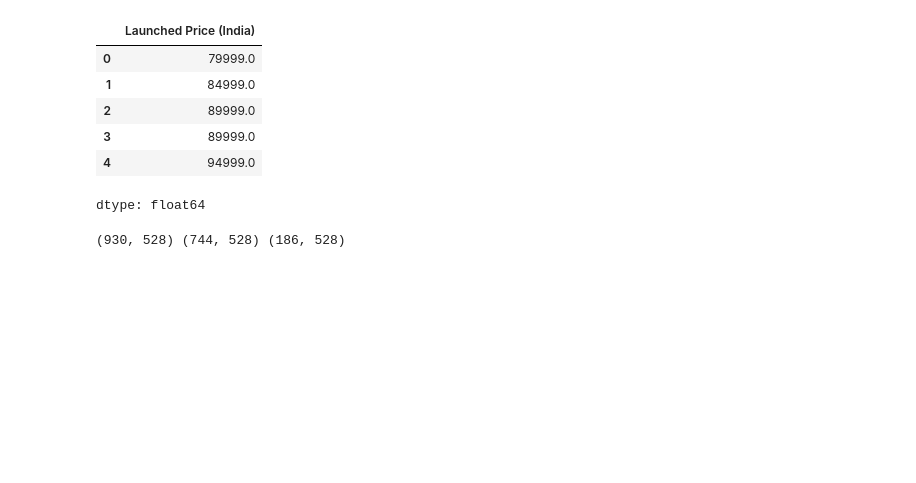
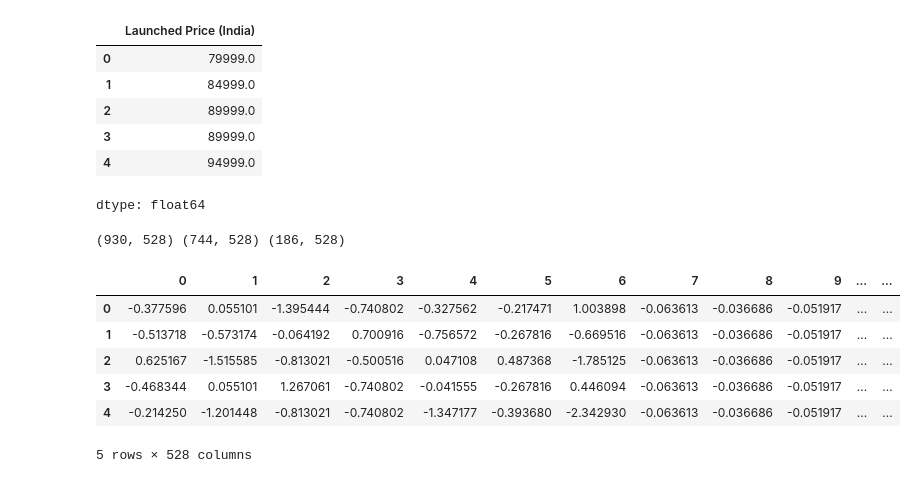
Before and after one commit to GENTLEW1ND/Python, a Jupyter notebook: Smartphone_price_prediction.ipynb, the cells around one changed output. Cells and saved outputs as stored; diff of their text form; code cells hidden in the pictures; blank space fills up the shorter version.

```diff
--- a/Smartphone_price_prediction.ipynb
+++ b/Smartphone_price_prediction.ipynb
@@ -438,0 +441,17 @@ print(features.shape,X_train.shape,X_test.shape)
+# %%
+scaler = StandardScaler()
+X_train = scaler.fit_transform(X_train)
+
+X_test = scaler.transform(X_test)
+# %%
+X_train = pd.DataFrame(X_train)
+# %%
+X_train.head()
+# %% [output]
+|  | 0 | 1 | 2 | 3 | 4 | 5 | 6 | 7 | 8 | 9 | ... | ... |
+| 0 | -0.377596 | 0.055101 | -1.395444 | -0.740802 | -0.327562 | -0.217471 | 1.003898 | -0.063613 | -0.036686 | -0.051917 | ... | ... |
+| 1 | -0.513718 | -0.573174 | -0.064192 | 0.700916 | -0.756572 | -0.267816 | -0.669516 | -0.063613 | -0.036686 | -0.051917 | ... | ... |
+| 2 | 0.625167 | -1.515585 | -0.813021 | -0.500516 | 0.047108 | 0.487368 | -1.785125 | -0.063613 | -0.036686 | -0.051917 | ... | ... |
+| 3 | -0.468344 | 0.055101 | 1.267061 | -0.740802 | -0.041555 | -0.267816 | 0.446094 | -0.063613 | -0.036686 | -0.051917 | ... | ... |
+| 4 | -0.214250 | -1.201448 | -0.813021 | -0.740802 | -1.347177 | -0.393680 | -2.342930 | -0.063613 | -0.036686 | -0.051917 | ... | ... |
+5 rows × 528 columns
```
Also changed, not shown: parts of 16 cells of this notebook.
